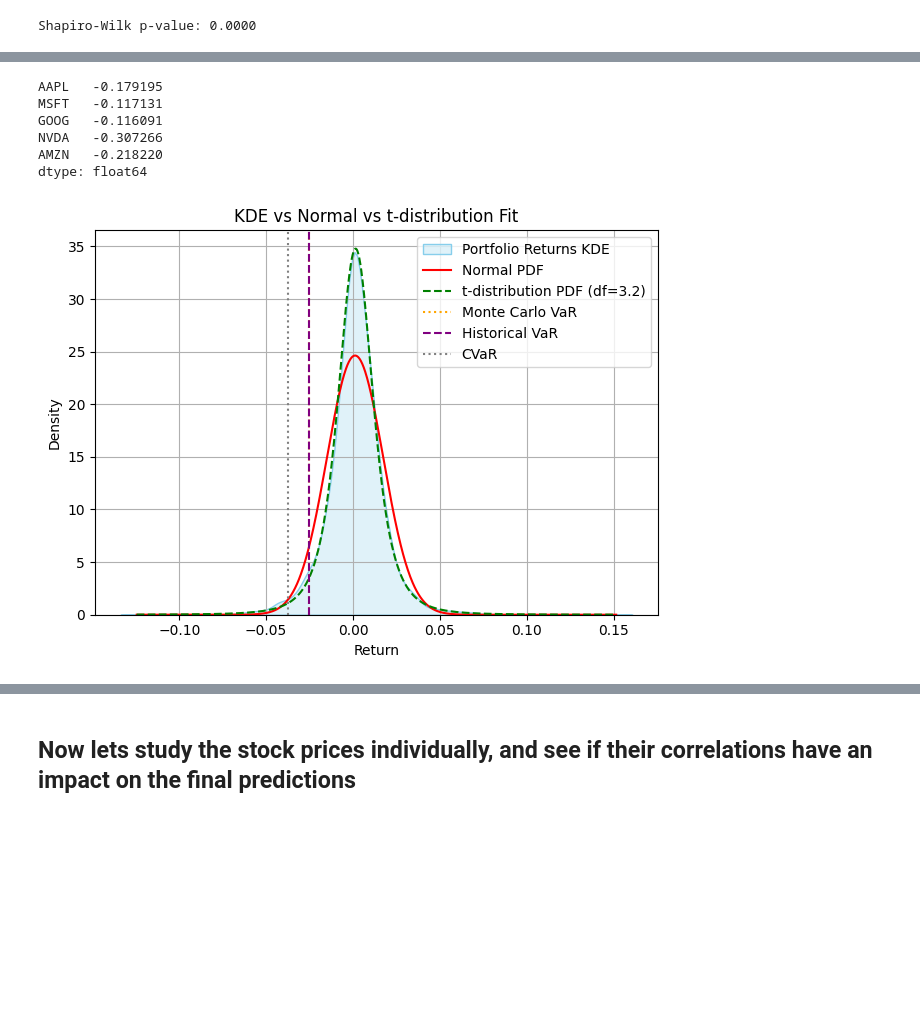
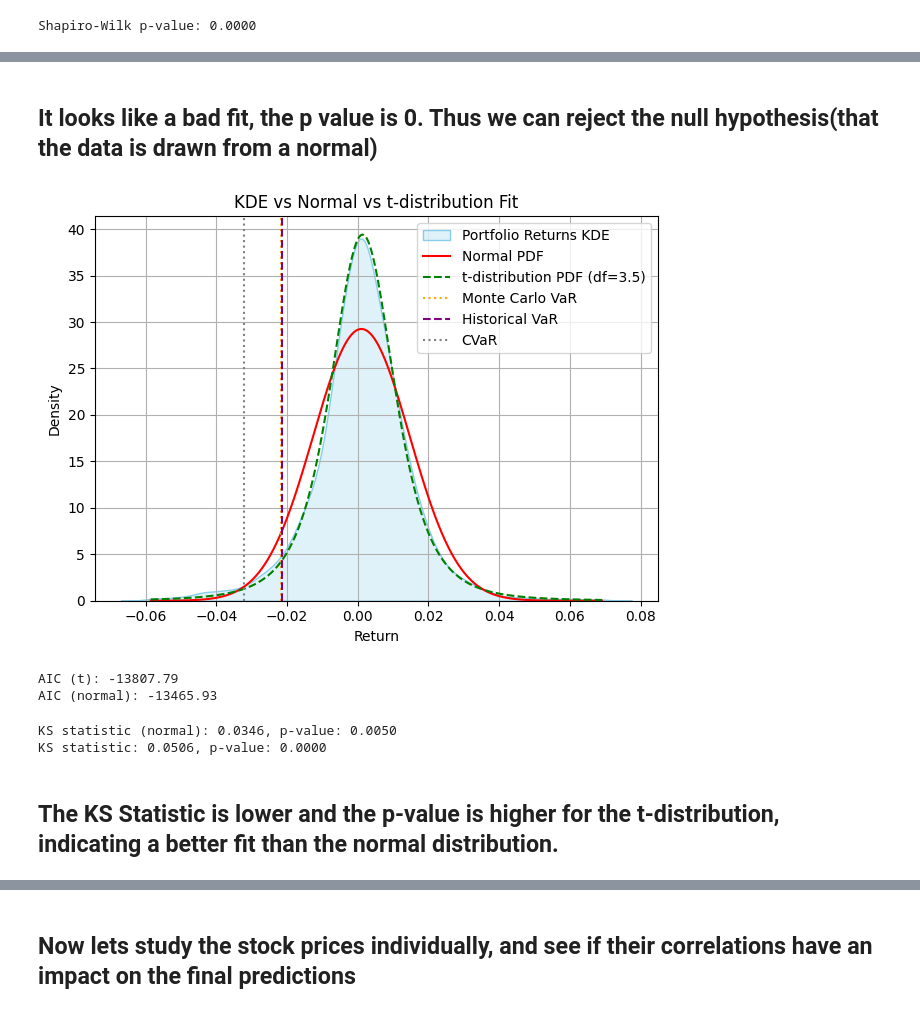
Before and after one commit to manipuppeteer/Finance-Projects, a Jupyter notebook: VaR & CVaR modelling/VaR_daily.ipynb, the cells around one changed output, grey strips where cells are left out. Cells and saved outputs as stored; diff of their text form; code cells hidden in the pictures; blank space fills up the shorter version.

Commit message:
crisis data excluded to remove potential bias; statistical tests performed to quantify fits better

```diff
--- a/VaR & CVaR modelling/VaR_daily.ipynb
+++ b/VaR & CVaR modelling/VaR_daily.ipynb
@@ -16,7 +16,7 @@ import yfinance as yf
 import time
 
 tickers = ['AAPL', 'MSFT', 'GOOG', 'NVDA', 'AMZN']
-start_date = '2000-01-01'
+start_date = '2010-01-01'
 end_date = '2019-12-01'
 
 adj_close_data = {}
@@ -173,37 +105,65 @@ Conditional VaR (CVaR): -0.0374
-# %%
-returns.min()
-# %% [output]
-AAPL   -0.179195
-MSFT   -0.117131
-GOOG   -0.116091
-NVDA   -0.307266
-AMZN   -0.218220
-dtype: float64
+# %% [markdown]
+## It looks like a bad fit, the p value is 0. Thus we can reject the null hypothesis(that the data is drawn from a normal)
 # %%
 from scipy.stats import t
 
 # Fit a t-distribution to portfolio returns
 df, loc, scale = t.fit(portfolio_returns)
 
 # Compare fit with KDE and normal
 x = np.linspace(portfolio_returns.min(), portfolio_returns.max(), 1000)
 
-sns.kdeplot(portfolio_returns, fill=True, color='skyblue', label='Portfolio Returns KDE')
+sns.kdeplot(returns_AAPL, fill=True, color='skyblue', label='Portfolio Returns KDE')
 plt.plot(x, norm.pdf(x, loc=mean, scale=std_dev), 'r-', label='Normal PDF')
 plt.plot(x, t.pdf(x, df, loc=loc, scale=scale), 'g--', label=f't-distribution PDF (df={df:.1f})')
 plt.axvline(mc_VaR, color='orange', linestyle=':', label='Monte Carlo VaR')
 plt.axvline(hist_VaR, color='purple', linestyle='--', label='Historical VaR')
 plt.axvline(CVaR, color='grey', linestyle=':', label='CVaR')
 
 plt.title("KDE vs Normal vs t-distribution Fit")
 plt.xlabel("Return")
 plt.ylabel("Density")
 plt.legend()
 plt.grid(True)
 plt.tight_layout()
 plt.show()
 # %% [output]
-[figure, old version]
+[figure, new version]
+# %%
+
+
+# Fit both
+df_t, loc_t, scale_t = t.fit(returns_AAPL)
+loc_n, scale_n = norm.fit(returns_AAPL)
+
+# Compute log-likelihoods
+loglik_t = np.sum(t.logpdf(returns_AAPL, df_t, loc_t, scale_t))
+loglik_n = np.sum(norm.logpdf(returns_AAPL, loc_n, scale_n))
+
+# AIC = 2k - 2logL  (k = number of parameters)
+AIC_t = 2*3 - 2*loglik_t  # t has 3 parameters
+AIC_n = 2*2 - 2*loglik_n  # normal has 2 parameters
+
+print(f"AIC (t): {AIC_t:.2f}")
+print(f"AIC (normal): {AIC_n:.2f}")
+# %% [output]
+AIC (t): -13807.79
+AIC (normal): -13465.93
+# %%
+from scipy.stats import kstest, t
+
+# Perform K-S test for normal distribution
+ks_stat_n, ks_p_n = kstest(returns_AAPL, 'norm', args=(mean, std_dev))
+print(f"KS statistic (normal): {ks_stat_n:.4f}, p-value: {ks_p_n:.4f}")
+
+# Perform K-S test
+ks_stat, ks_p = kstest(returns_AAPL, 't', args=(df, loc, scale))
+print(f"KS statistic: {ks_stat:.4f}, p-value: {ks_p:.4f}")
+# %% [output]
+KS statistic (normal): 0.0346, p-value: 0.0050
+KS statistic: 0.0506, p-value: 0.0000
+# %% [markdown]
+## The KS Statistic is lower and the p-value is higher for the t-distribution, indicating a better fit than the normal distribution.
 # %%
 #  Parametric VaR (Variance-Covariance, assuming t)
 param_VaR_t = stats.t.ppf(1 - confidence_level, df, loc, scale)
```
Also changed, not shown: parts of 21 cells of this notebook, 1 other file.
